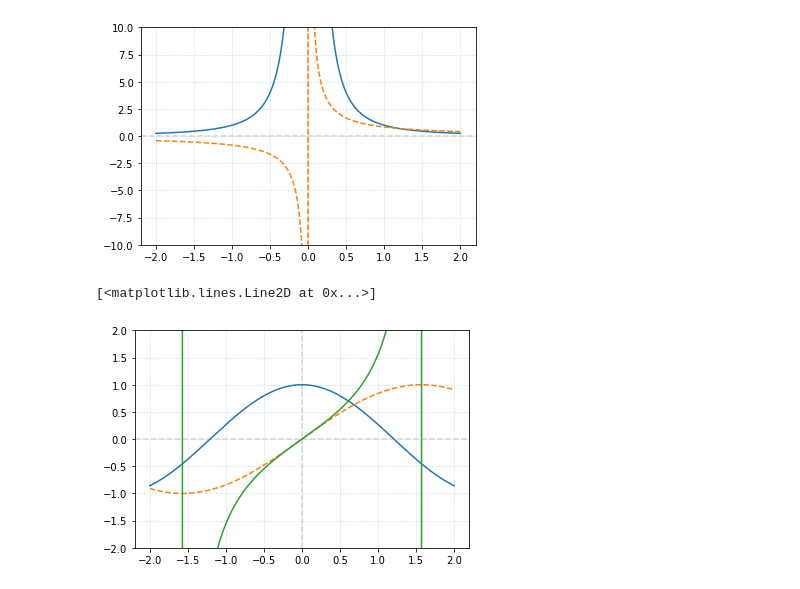
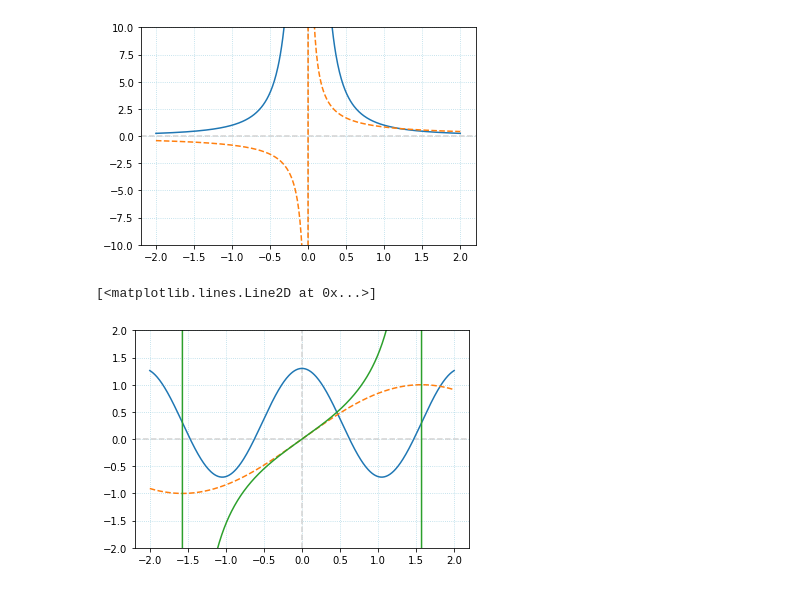
Before and after one commit to paulsuda/notebook-work, a Jupyter notebook: notebooks/Scratch.ipynb, the cells around one changed output. Drawn from its saved outputs; the diff is of its cells as text; code cells hidden in the pictures.

```diff
--- a/notebooks/Scratch.ipynb
+++ b/notebooks/Scratch.ipynb
@@ -35,11 +35,11 @@ p.plot(x, 1 / (x*1.2), '--')
 # %%
 x = np.linspace(-2, 2, 500)
 
 p = init_plot()
 p.ylim(-2, 2)
-p.plot(x, np.cos(x*1.3), '-')
+p.plot(x, np.cos(x * 3.0) + 0.3, '-')
 p.plot(x, np.sin(x), '--')
 p.plot(x, np.tan(x), '-')
 # %% [output]
 [<matplotlib.lines.Line2D at 0x...>]
-[figure, old version]
+[figure, new version]
```
Also changed, not shown: parts of 1 cell of this notebook.
